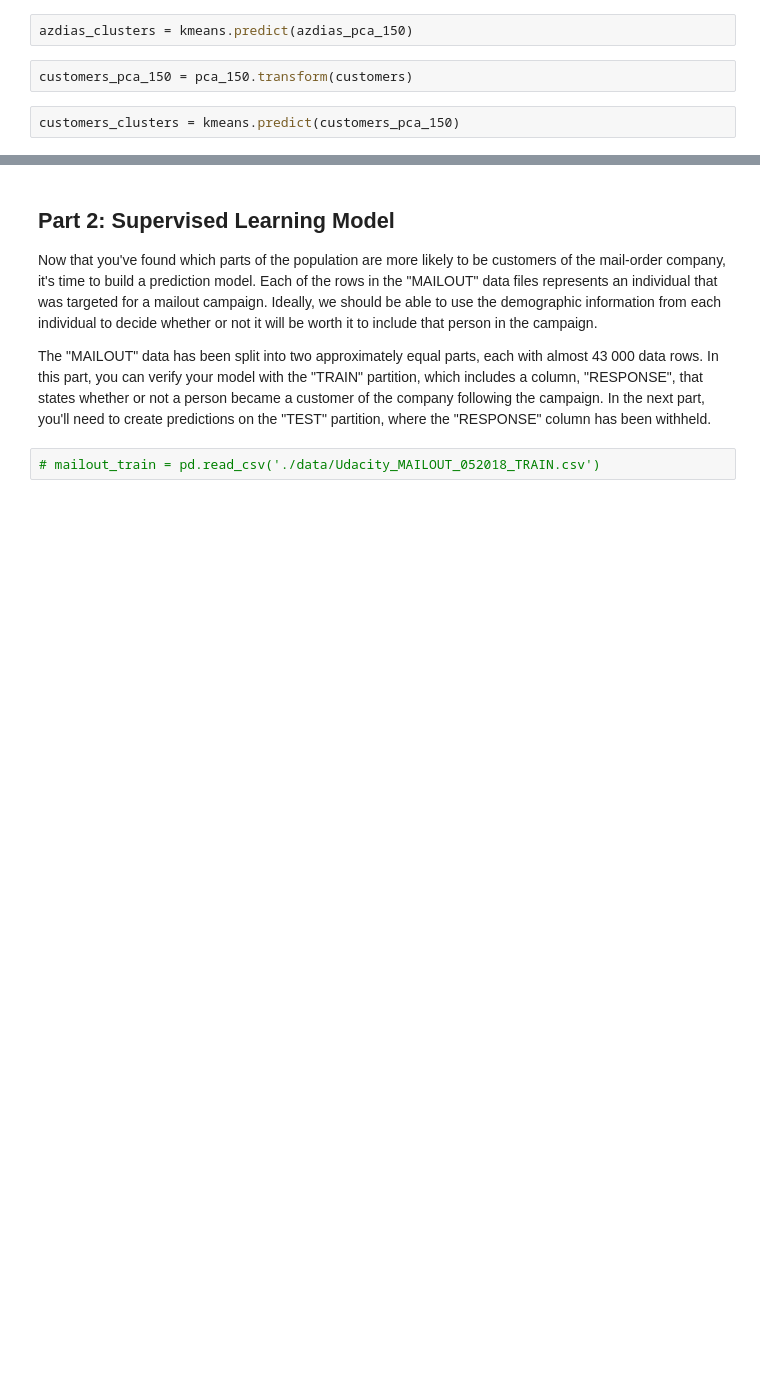
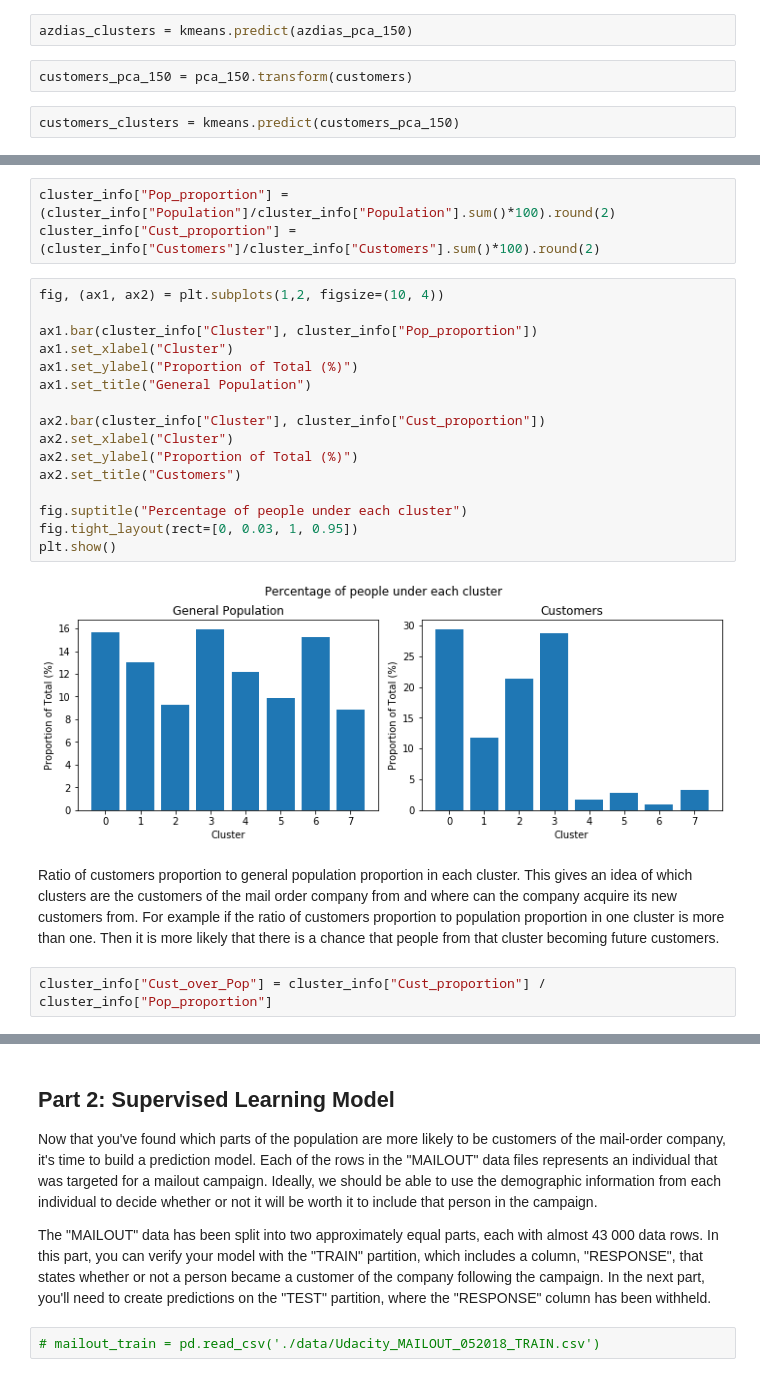
Before and after one commit to pranaymodukuru/Bertelsmann-Arvato-customer-segmentation, a Jupyter notebook: Arvato Project Workbook.ipynb, the cells around one changed output, grey strips where cells are left out. Cells and saved outputs as stored; diff of their text form; blank space fills up the shorter version.

```diff
--- a/Arvato Project Workbook.ipynb
+++ b/Arvato Project Workbook.ipynb
@@ -1415,0 +1486,25 @@ print(azdias_clusters[:15], customers_clusters[:15])
+# %%
+cluster_info["Pop_proportion"] = (cluster_info["Population"]/cluster_info["Population"].sum()*100).round(2)
+cluster_info["Cust_proportion"] = (cluster_info["Customers"]/cluster_info["Customers"].sum()*100).round(2)
+# %%
+fig, (ax1, ax2) = plt.subplots(1,2, figsize=(10, 4))
+
+ax1.bar(cluster_info["Cluster"], cluster_info["Pop_proportion"])
+ax1.set_xlabel("Cluster")
+ax1.set_ylabel("Proportion of Total (%)")
+ax1.set_title("General Population")
+
+ax2.bar(cluster_info["Cluster"], cluster_info["Cust_proportion"])
+ax2.set_xlabel("Cluster")
+ax2.set_ylabel("Proportion of Total (%)")
+ax2.set_title("Customers")
+
+fig.suptitle("Percentage of people under each cluster")
+fig.tight_layout(rect=[0, 0.03, 1, 0.95])
+plt.show()
+# %% [output]
+[figure, added]
+# %% [markdown]
+Ratio of customers proportion to general population proportion in each cluster. This gives an idea of which clusters are the customers of the mail order company from and where can the company acquire its new customers from. For example if the ratio of customers proportion to population proportion in one cluster is more than one. Then it is more likely that there is a chance that people from that cluster becoming future customers.
+# %%
+cluster_info["Cust_over_Pop"] = cluster_info["Cust_proportion"] / cluster_info["Pop_proportion"]
```
Also changed, not shown: parts of 16 cells of this notebook.
